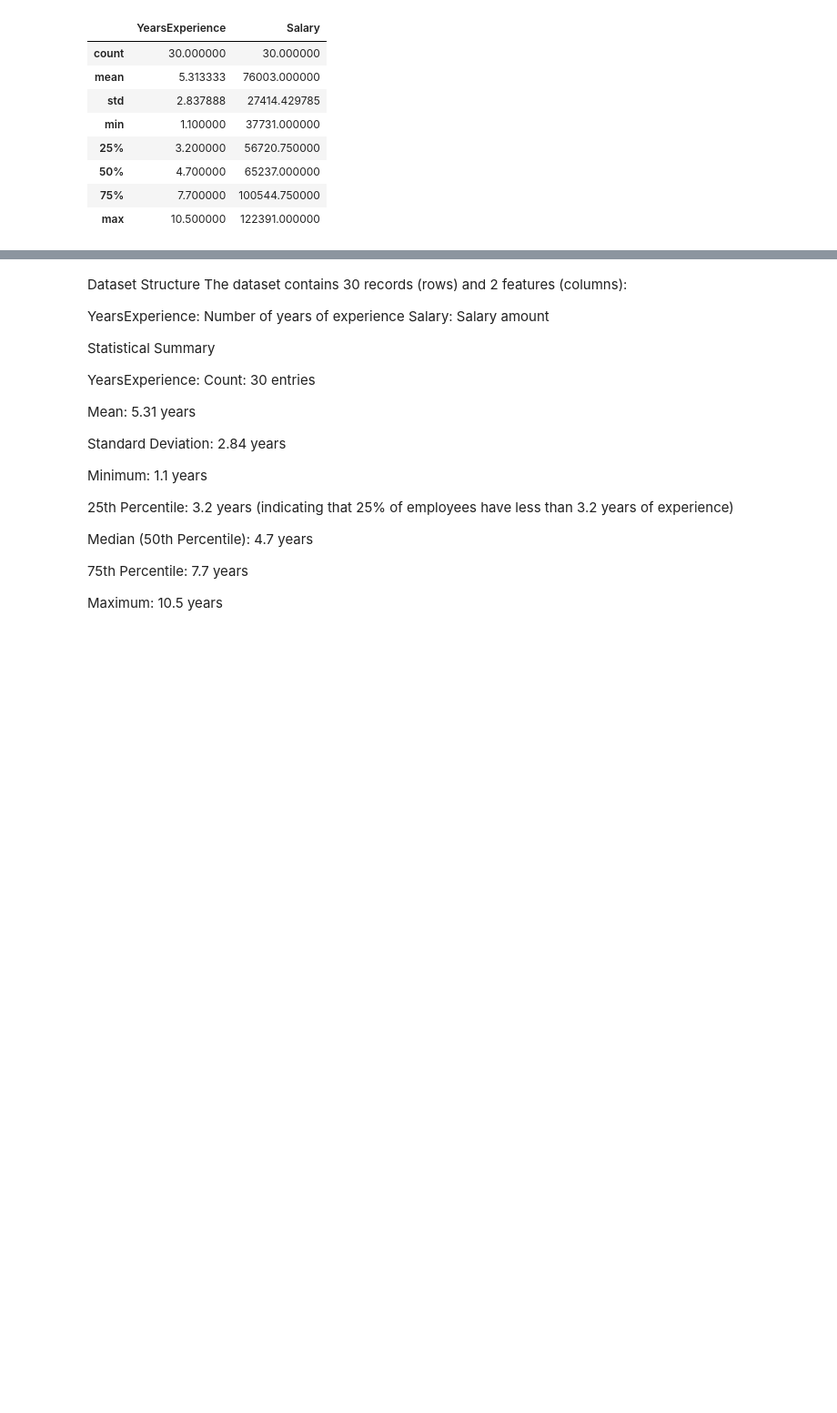
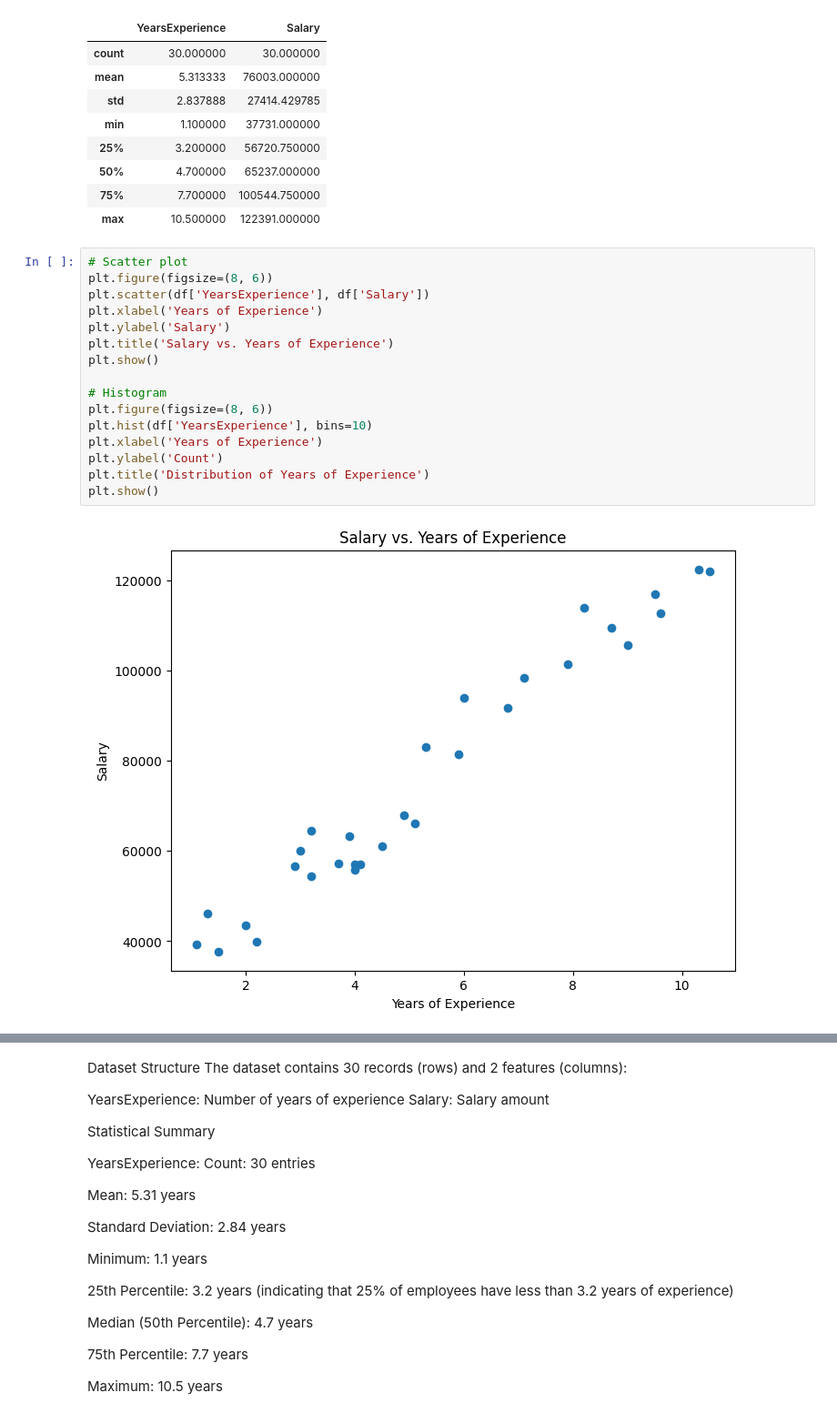
Before and after one commit to OlenaIVA/PET-projects, a Jupyter notebook: Salary_dataset.ipynb, the cells around one changed output, grey strips where cells are left out. Shown: that part at 91% size. Cells and saved outputs as stored; diff of their text form; blank space fills up the shorter version.

```diff
--- a/Salary_dataset.ipynb
+++ b/Salary_dataset.ipynb
@@ -58,3 +61,21 @@ df.describe()
 | 50% | 4.700000 | 65237.000000 |
 | 75% | 7.700000 | 100544.750000 |
 | max | 10.500000 | 122391.000000 |
+# %%
+# Scatter plot
+plt.figure(figsize=(8, 6))
+plt.scatter(df['YearsExperience'], df['Salary'])
+plt.xlabel('Years of Experience')
+plt.ylabel('Salary')
+plt.title('Salary vs. Years of Experience')
+plt.show()
+
+# Histogram
+plt.figure(figsize=(8, 6))
+plt.hist(df['YearsExperience'], bins=10)
+plt.xlabel('Years of Experience')
+plt.ylabel('Count')
+plt.title('Distribution of Years of Experience')
+plt.show()
+# %% [output]
+[figure, added]
```
Also changed, not shown: parts of 3 cells of this notebook.
